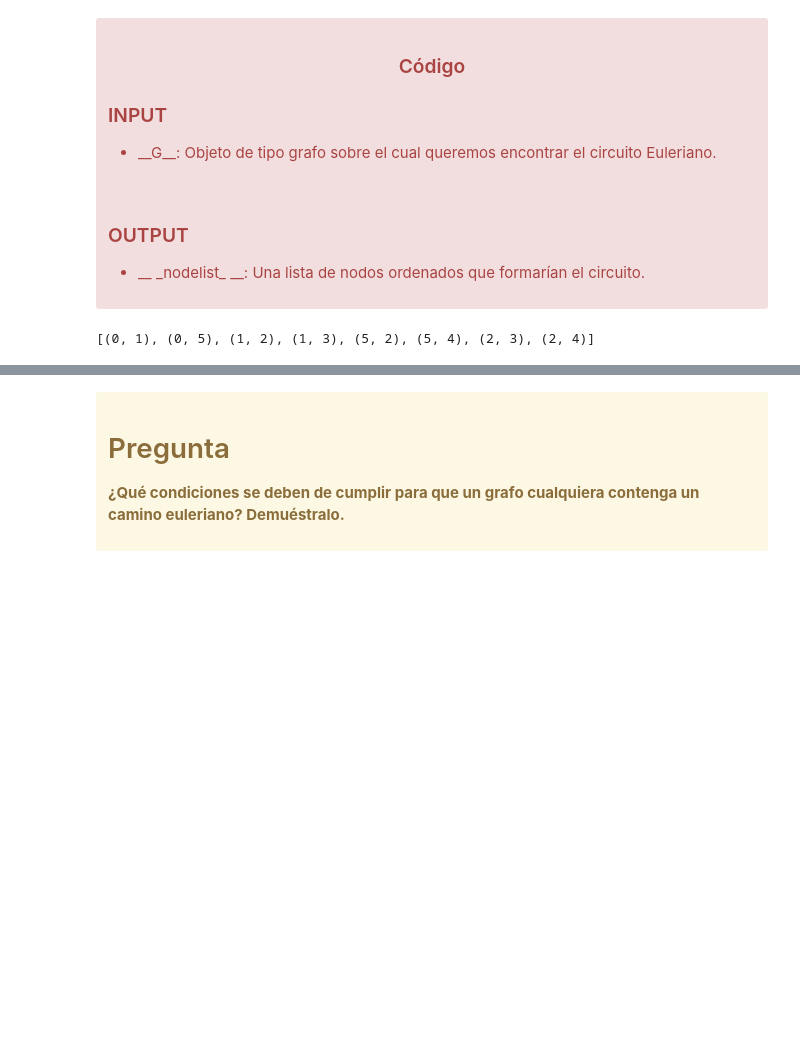
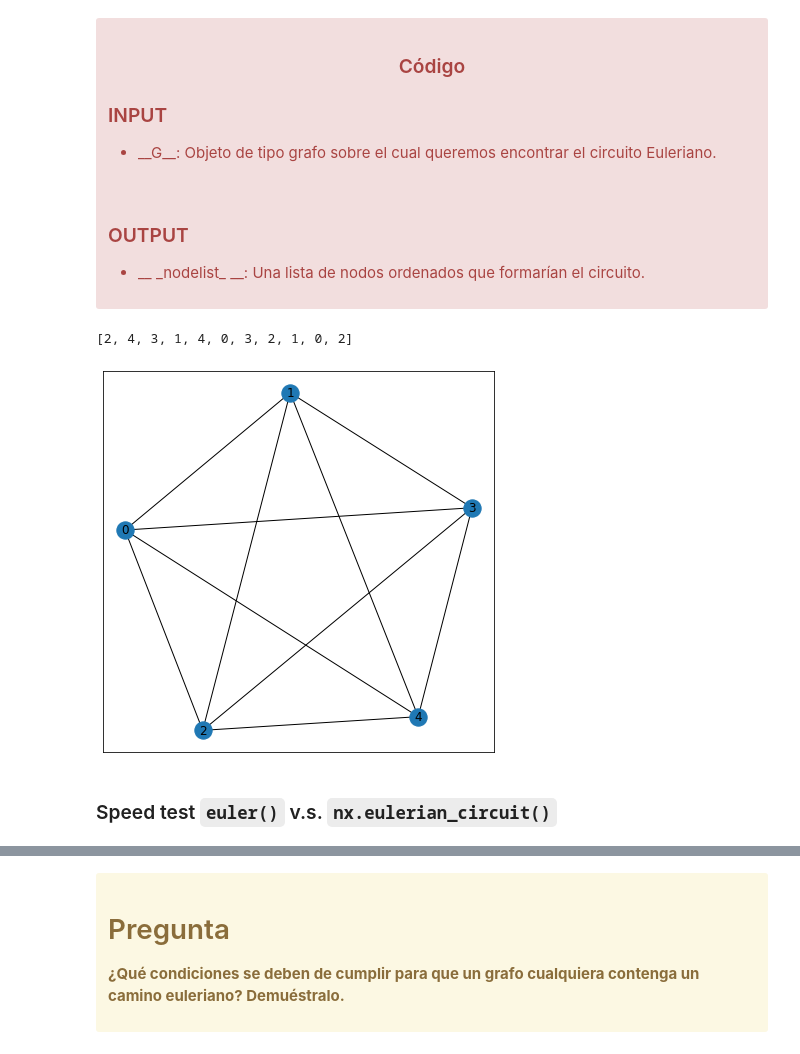
Before and after one commit to OriolMoles/alg2, a Jupyter notebook: 2pac/prob/3/Grafos_C.ipynb, the cells around one changed output, grey strips where cells are left out. Drawn from its saved outputs; the diff is of its cells as text; code cells hidden in the pictures; blank space fills up the shorter version.

```diff
--- a/2pac/prob/3/Grafos_C.ipynb
+++ b/2pac/prob/3/Grafos_C.ipynb
@@ -184,38 +130,0 @@ def fleury(G, start):
-# %%
-def euler(G):
-    """
-    bla bla
-    """
-
-    start = find_start(G)
-    edges = list(G.edges)
-
-    nodes = []
-    nodes.append(start)
-
-    for n in G.nodes:
-        G.nodes[n]["visited"] = False
-
-    path = []
-
-    print(edges)
-
-    while len(nodes) != 0:
-        v = nodes.pop()
-
-        for w in G.neighbors(v):
-            if len(list(G.neighbors(w))) > 1 and G.nodes[w]["visited"]:
-                print(v, w)
-                G.remove_edge(v, w)
-                nodes.append(w)
-                break
-
-    return None
-# %%
-# Testing
-G2 = nx.Graph()
-edges = [(0,1), (0,5), (1,2), (1,3), (3,2), (5,2), (5,4), (4,2)]
-G2.add_edges_from(edges)
-euler(G2)
-# %% [output]
-[(0, 1), (0, 5), (1, 2), (1, 3), (5, 2), (5, 4), (2, 3), (2, 4)]
@@ -221,0 +176,12 @@ euler(G2)
+# %%
+%matplotlib inline
+from utils import draw
+gg = nx.complete_graph(5)
+draw(gg)
+e = euler(gg, source=2)
+print(list(e))
+# %% [output]
+[2, 4, 3, 1, 4, 0, 3, 2, 1, 0, 2]
+[figure, added]
+# %% [markdown]
+### Speed test `euler()` v.s. `nx.eulerian_circuit()`
```
Also changed, not shown: parts of 9 cells of this notebook, 1 other file.
